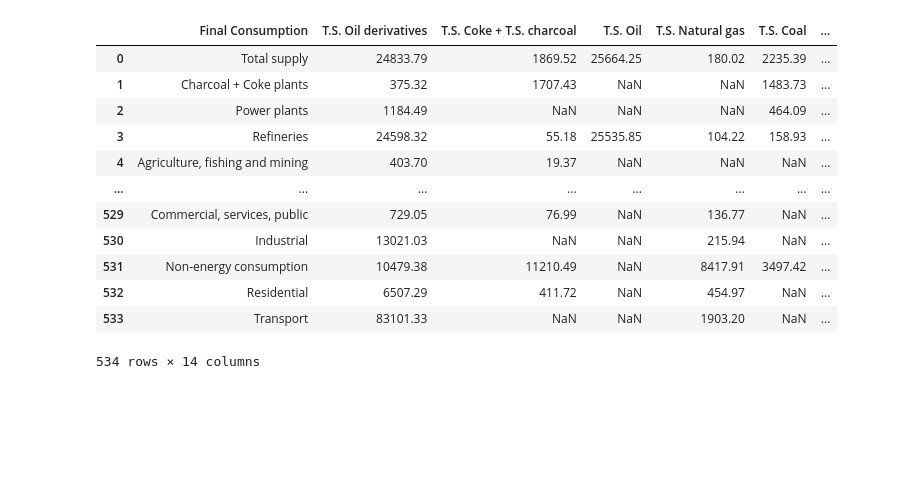
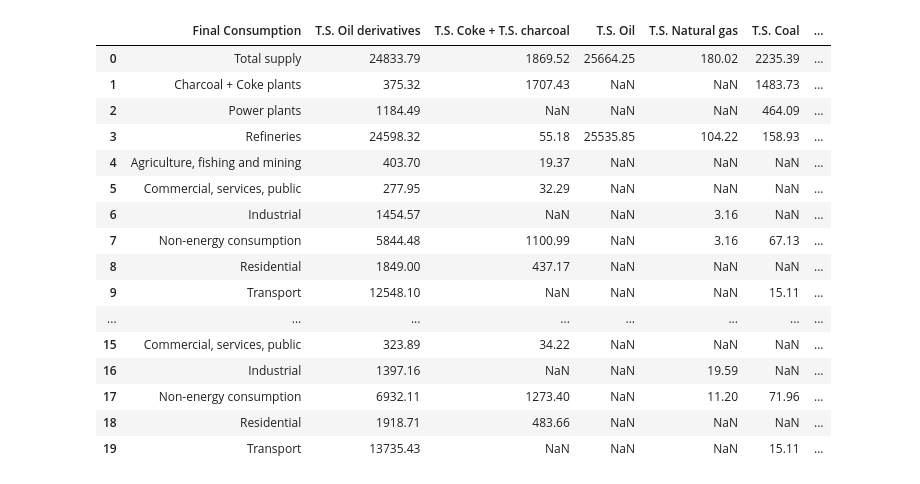
Before and after one commit to abominguez/TFM, a Jupyter notebook: codes/TFM_Ruth_Nam.ipynb, the cells around one changed output. Cells and saved outputs as stored; diff of their text form; code cells hidden in the pictures; blank space fills up the shorter version.

```diff
--- a/codes/TFM_Ruth_Nam.ipynb
+++ b/codes/TFM_Ruth_Nam.ipynb
@@ -37,21 +40,25 @@ df['Final Consumption'] = df['Final Consumption'].replace('Construcción y otros
 df["Year"]=Year
 df["Unit"]=Unit
 # %%
-df
+df.head(20)
 # %% [output]
 |  | Final Consumption | T.S. Oil derivatives | T.S. Coke + T.S. charcoal | T.S. Oil | T.S. Natural gas | T.S. Coal | ... |
 | 0 | Total supply | 24833.79 | 1869.52 | 25664.25 | 180.02 | 2235.39 | ... |
 | 1 | Charcoal + Coke plants | 375.32 | 1707.43 | NaN | NaN | 1483.73 | ... |
 | 2 | Power plants | 1184.49 | NaN | NaN | NaN | 464.09 | ... |
 | 3 | Refineries | 24598.32 | 55.18 | 25535.85 | 104.22 | 158.93 | ... |
 | 4 | Agriculture, fishing and mining | 403.70 | 19.37 | NaN | NaN | NaN | ... |
+| 5 | Commercial, services, public | 277.95 | 32.29 | NaN | NaN | NaN | ... |
+| 6 | Industrial | 1454.57 | NaN | NaN | 3.16 | NaN | ... |
+| 7 | Non-energy consumption | 5844.48 | 1100.99 | NaN | 3.16 | 67.13 | ... |
+| 8 | Residential | 1849.00 | 437.17 | NaN | NaN | NaN | ... |
+| 9 | Transport | 12548.10 | NaN | NaN | NaN | 15.11 | ... |
 | ... | ... | ... | ... | ... | ... | ... | ... |
-| 529 | Commercial, services, public | 729.05 | 76.99 | NaN | 136.77 | NaN | ... |
-| 530 | Industrial | 13021.03 | NaN | NaN | 215.94 | NaN | ... |
-| 531 | Non-energy consumption | 10479.38 | 11210.49 | NaN | 8417.91 | 3497.42 | ... |
-| 532 | Residential | 6507.29 | 411.72 | NaN | 454.97 | NaN | ... |
-| 533 | Transport | 83101.33 | NaN | NaN | 1903.20 | NaN | ... |
+| 15 | Commercial, services, public | 323.89 | 34.22 | NaN | NaN | NaN | ... |
+| 16 | Industrial | 1397.16 | NaN | NaN | 19.59 | NaN | ... |
+| 17 | Non-energy consumption | 6932.11 | 1273.40 | NaN | 11.20 | 71.96 | ... |
+| 18 | Residential | 1918.71 | 483.66 | NaN | NaN | NaN | ... |
+| 19 | Transport | 13735.43 | NaN | NaN | NaN | 15.11 | ... |
-534 rows × 14 columns
 # %%
 #Save df as excel
 file_path = '../datas/Option_B/Datas_cleaned/Summarized enegy balance_Brazil_1970_2021.xlsx'
```
Also changed, not shown: parts of 7 cells of this notebook, 3 other files.
